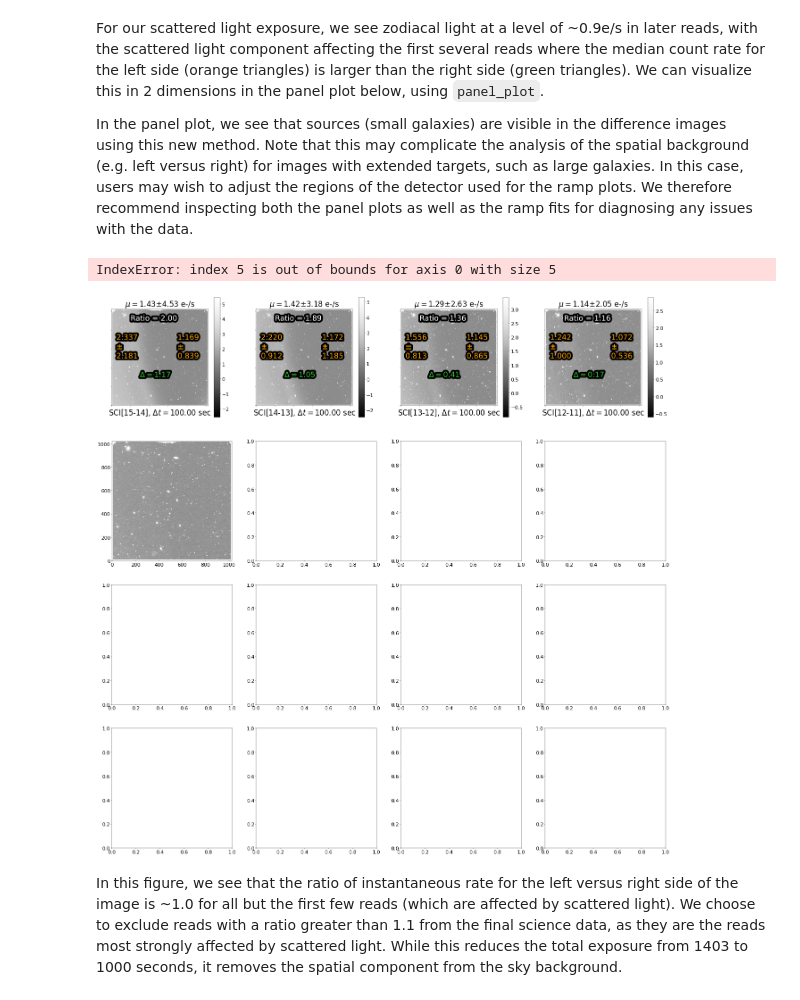
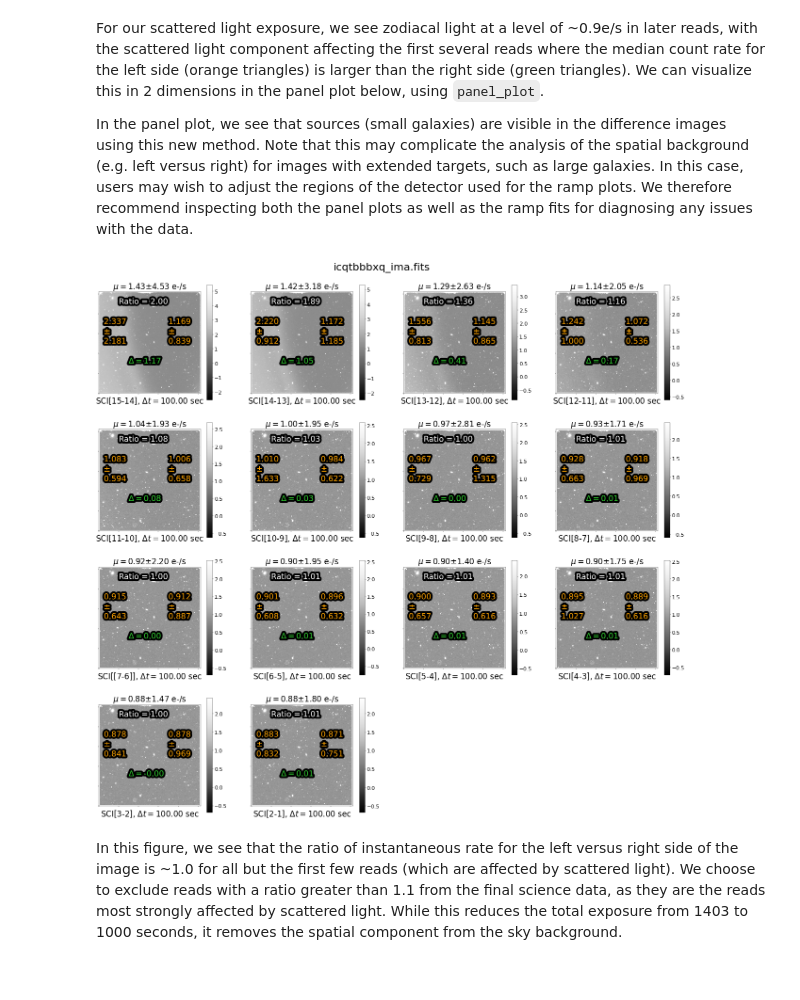
Before and after one commit to spacetelescope/WFC3Library, a Jupyter notebook: notebooks/ir_scattered_light_manual_corrections/Correcting_for_Scattered_Light_in_IR_Exposures_by_Manually_Subtracting_Bad_Reads.ipynb, the cells around one changed output. Cells and saved outputs as stored; diff of their text form; code cells hidden in the pictures.

```diff
--- a/notebooks/ir_scattered_light_manual_corrections/Correcting_for_Scattered_Light_in_IR_Exposures_by_Manually_Subtracting_Bad_Reads.ipynb
+++ b/notebooks/ir_scattered_light_manual_corrections/Correcting_for_Scattered_Light_in_IR_Exposures_by_Manually_Subtracting_Bad_Reads.ipynb
@@ -173,26 +173,26 @@ For our scattered light exposure, we see  zodiacal light at a level of ~0.9e/s i
 
 In the panel plot, we see that sources (small galaxies) are visible in the difference images using this new method. Note that this may complicate the analysis of the spatial background (e.g. left versus right) for images with extended targets, such as large galaxies. In this case, users may wish to adjust the regions of the detector used for the ramp plots. We therefore recommend inspecting both the panel plots as well as the ramp fits for diagnosing any issues with the data.
 # %%
+ima = f'orig/{file_id}_ima.fits'
 path,filename = os.path.split(ima)
 
 cube, integ_time = diff.read_wfc3(ima)
 
 lhs_region = {"x0":50,"x1":250,"y0":100,"y1":900}
 rhs_region = {"x0":700,"x1":900,"y0":100,"y1":900}
 
 median_fullframe, median_lhs, median_rhs = diff.get_median_fullframe_lhs_rhs(cube, lhs_region = lhs_region, rhs_region = rhs_region)
 
 diff_cube = diff.compute_diff_imas(cube, integ_time, diff_method = 'instantaneous')
 
 median_diff_fullframe, median_diff_lhs, median_diff_rhs = diff.get_median_fullframe_lhs_rhs(diff_cube, lhs_region = lhs_region, rhs_region = rhs_region)
 standard_dev_fullframe, standard_dev_lhs, standard_dev_rhs = diff.get_std_fullframe_lhs_rhs(diff_cube, lhs_region = lhs_region, rhs_region = rhs_region)
 
 fig_0 = diff.panel_plot(cube, integ_time, median_diff_fullframe, median_diff_lhs, median_diff_rhs, standard_dev_fullframe, standard_dev_lhs, standard_dev_rhs, diff_method = 'instantaneous')
 _ = fig_0.suptitle(filename, fontsize = 40)
 plt.subplots_adjust(bottom = 0.25, right = 0.9, top = 0.95)
 # %% [output]
-IndexError: index 5 is out of bounds for axis 0 with size 5
-[figure, old version]
+[figure, new version]
 # %% [markdown]
 In this figure, we see that the ratio of instantaneous rate for the left versus right side of the image is ~1.0 for all but the first few reads (which are affected by scattered light). We choose to exclude reads with a ratio greater than 1.1 from the final science data, as they are the reads most strongly affected by scattered light. While this reduces the total exposure from 1403 to 1000 seconds, it removes the spatial component from the sky background.
 # %% [markdown]
```
Also changed, not shown: parts of 8 cells of this notebook, 1 other file.
